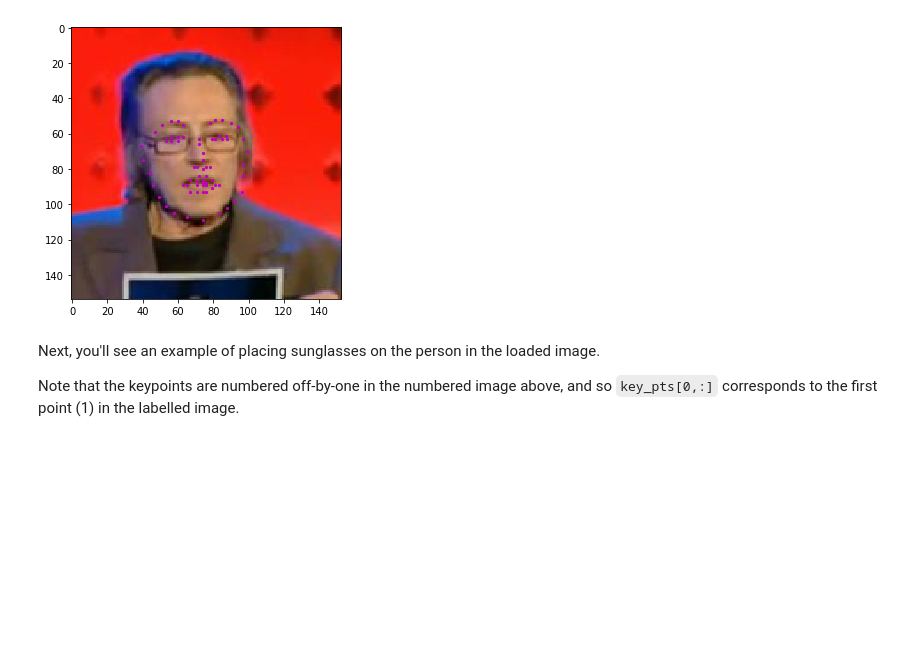
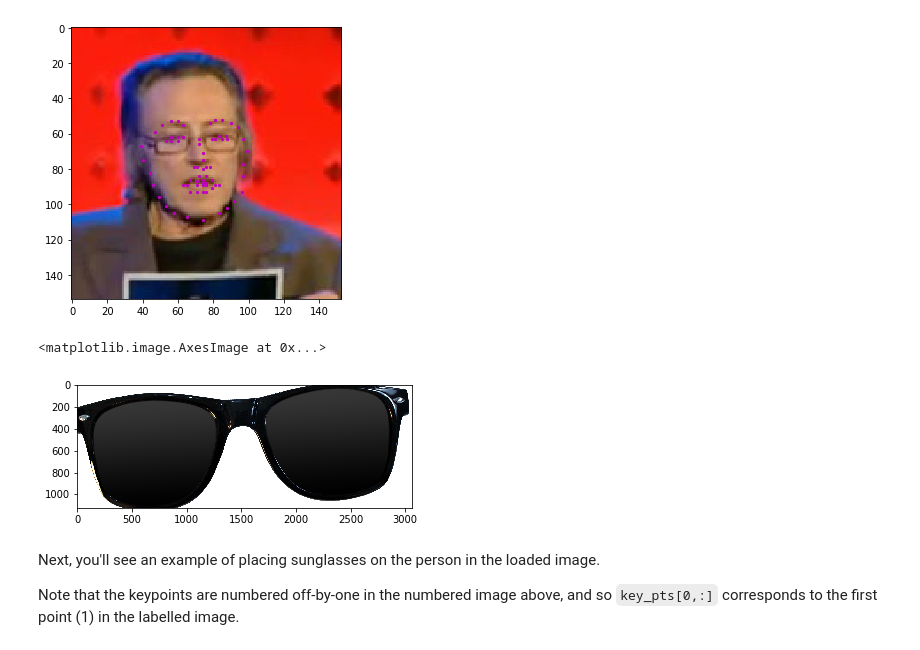
Before and after one commit to boltonn/facial_keypoints, a Jupyter notebook: 4.Fun_with_Keypoints.ipynb, the cells around one changed output. Saved outputs shown, nothing was run; the diff lists cells and outputs as text; code cells hidden in the pictures; blank space fills up the shorter version.

```diff
--- a/4.Fun_with_Keypoints.ipynb
+++ b/4.Fun_with_Keypoints.ipynb
@@ -104,3 +110,10 @@ Image name:  Christopher_Walken_01.jpg
+# %%
+y_diff = key_pts[26,1] - key_pts[17,1]
+x_diff = key_pts[26,0] - key_pts[17,0]
+plt.imshow(rotateImage(sunglasses, angle=math.degrees(math.atan(-y_diff/x_diff))))
+# %% [output]
+<matplotlib.image.AxesImage at 0x...>
+[figure, added]
 # %% [markdown]
 Next, you'll see an example of placing sunglasses on the person in the loaded image.
 
```
Also changed, not shown: parts of 3 cells of this notebook.
